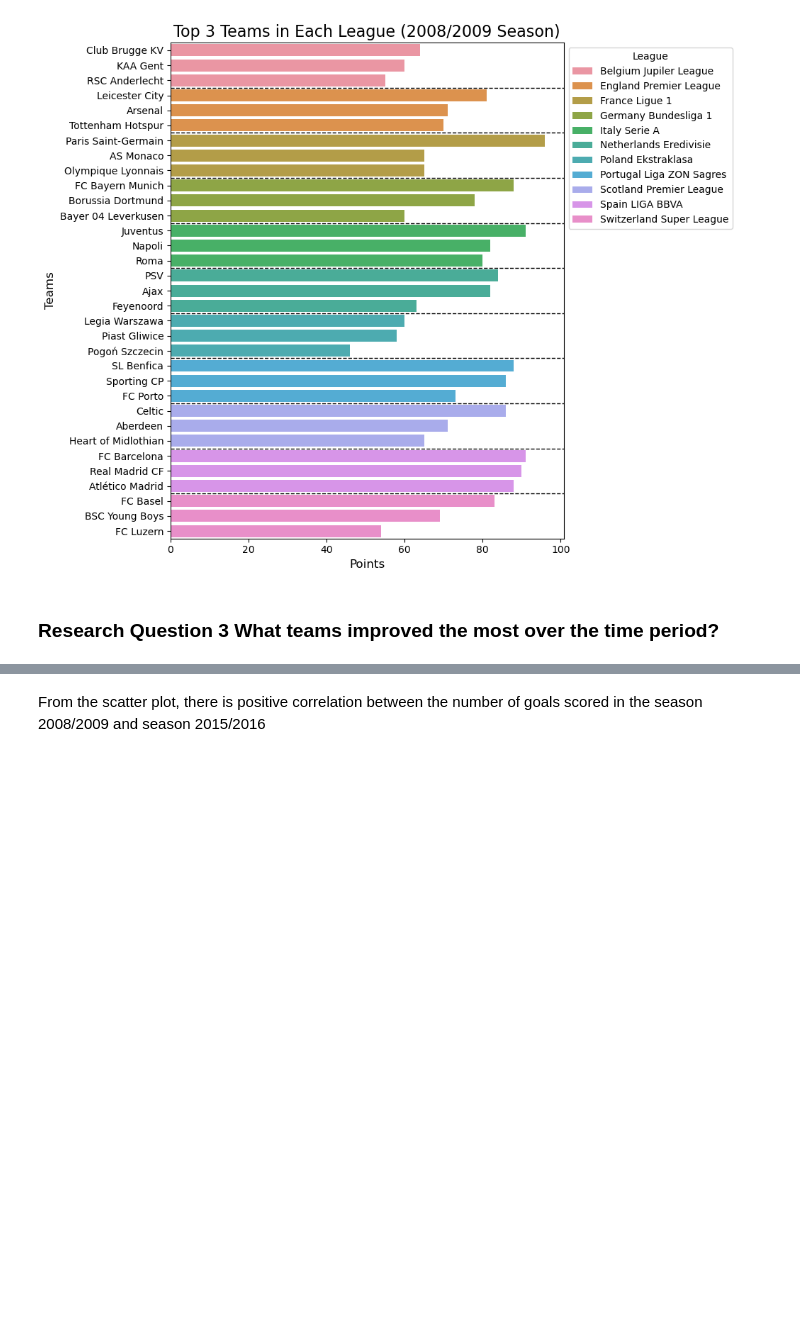
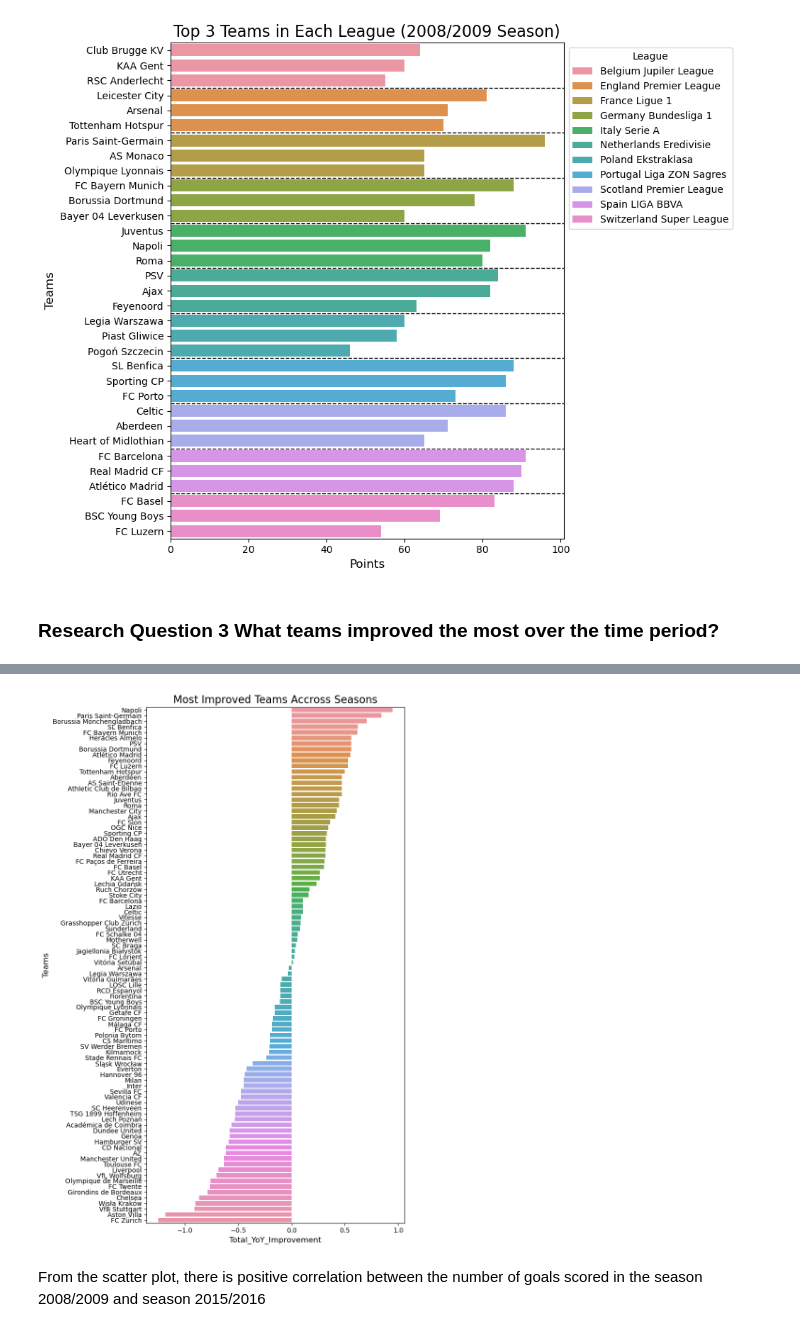
Before and after one commit to Daviedavie100/Investigating_dataset_project, a Jupyter notebook: Investigate_a_Dataset.ipynb, the cells around one changed output, grey strips where cells are left out. Drawn from its saved outputs; the diff is of its cells as text; code cells hidden in the pictures; blank space fills up the shorter version.

```diff
--- a/Investigate_a_Dataset.ipynb
+++ b/Investigate_a_Dataset.ipynb
@@ -1651,9 +1669,8 @@ match_s08_15p
 # %%
-# grouping by season and team
-match_s08_15m=melted_match.query(
+# # get the total matches played for each team per season
+match_impp08_16=melted_match.query(
     'season in ["2008/2009", "2009/2010", "2010/2011", "2011/2012", "2012/2013", "2013/2014", "2014/2015", "2015/2016"]'
     ).groupby(
         ['season', 'Team'])['match_api_id'].count().unstack('season')
 
-#match_s08_15m.dropna(how='any', inplace=True)
-match_s08_15m
+match_impp08_16
@@ -1663,0 +1692,5 @@ dff
+# %%
+# divide points by number of matches played
+df_normalized=match_imp08_16/match_impp08_16
+df_normalized.dropna(how='any', inplace=True)
+df_normalized
@@ -1663,0 +1747,12 @@ dff
+# %%
+df_normalized['Total_YoY_Improvement']=(
+    (df_normalized['2009/2010'] - df_normalized['2008/2009']) +
+    (df_normalized['2010/2011'] - df_normalized['2009/2010']) +
+    (df_normalized['2011/2012'] - df_normalized['2010/2011']) +
+    (df_normalized['2012/2013'] - df_normalized['2011/2012']) +
+    (df_normalized['2013/2014'] - df_normalized['2012/2013']) +
+    (df_normalized['2014/2015'] - df_normalized['2013/2014']) +
+    (df_normalized['2015/2016'] - df_normalized['2014/2015'])
+    )
+
+df_normalized[df_normalized['Total_YoY_Improvement']>0].sort_values(by='Total_YoY_Improvement', ascending=False)
@@ -1664 +1778,24 @@ dff
+# %%
+# Create the lineplot
+plt.figure(figsize=(8, 8))
+sns.barplot(data=df_normalized,
+            #.reset_index()
+            #.sort_values(by='Total_YoY_Improvement', ascending=False),
+            y='Team',
+            x='Total_YoY_Improvement',
+            dodge=False)
+
+# Customize the chart
+plt.title('Most Improved Teams Accross Seasons', fontsize=16)
+plt.xlabel('Total_YoY_Improvement', fontsize=12)
+plt.ylabel('Teams', fontsize=12)
+#plt.xticks(rotation=45)
+#plt.legend(title='Teams', bbox_to_anchor=(1.05, 1), loc='upper left')
+plt.grid(axis='y', linestyle='--', alpha=0.7)
+
+# Show the plot
+plt.tight_layout()
+plt.show();
+# %% [output]
+[figure, added]
 # %%
```
Also changed, not shown: parts of 8 cells of this notebook.
